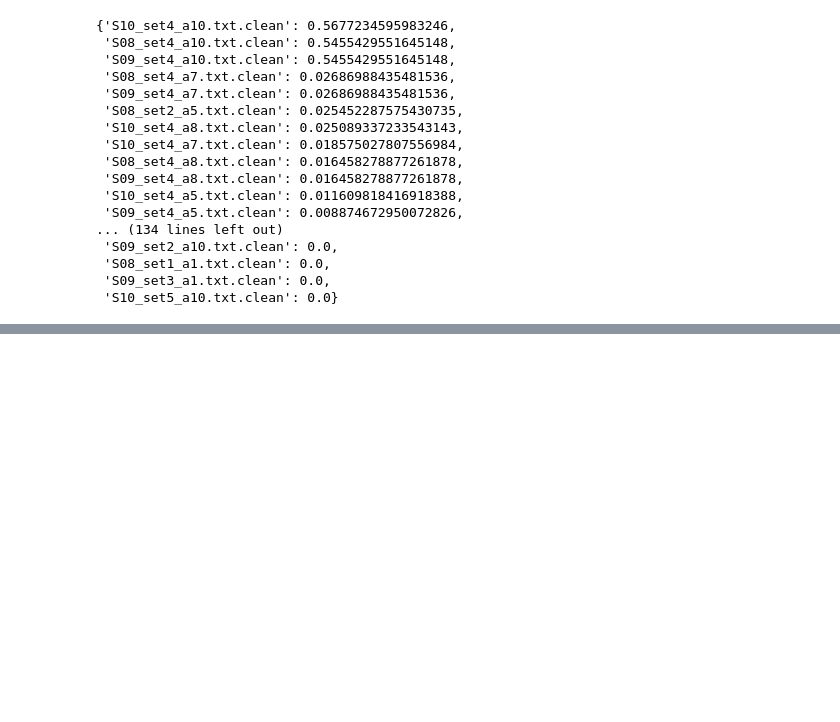
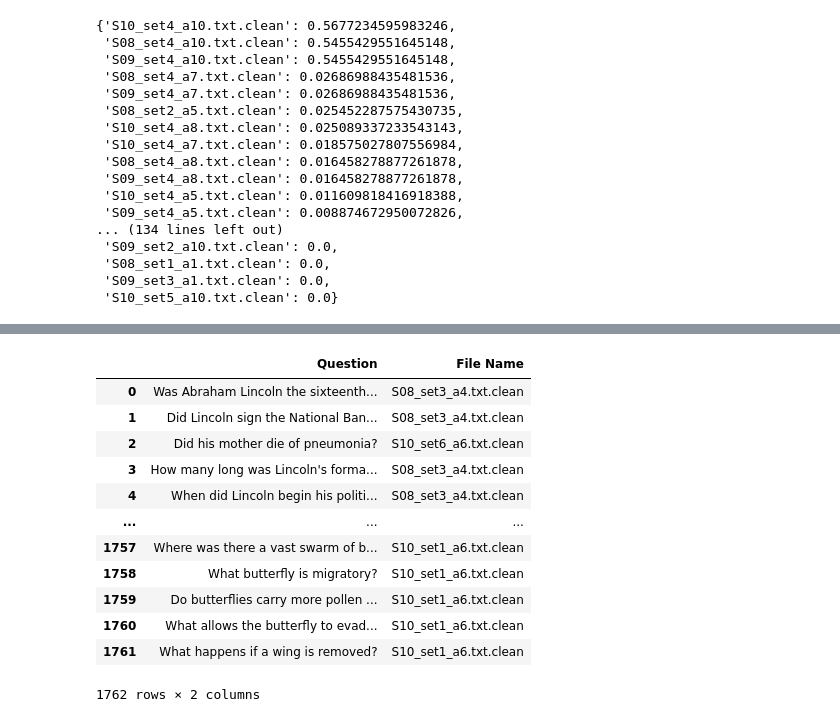
Before and after one commit to ginawelsh/RAGTinyLlama, a Jupyter notebook: baseline_tf_idf.ipynb, the cells around one changed output, grey strips where cells are left out. Saved outputs shown, nothing was run; the diff lists cells and outputs as text; code cells hidden in the pictures; blank space fills up the shorter version.

Commit message:
add document retrieval component

```diff
--- a/baseline_tf_idf.ipynb
+++ b/baseline_tf_idf.ipynb
@@ -364,7 +362,7 @@ cosine_scores
  'S10_set5_a10.txt.clean': 0.0}
 # %%
 # calculate cosine similarity values across all documents given query vector
-top_10_cosines = list(calculate_cosine_similiarity(tf_idf_docs_vector, doc_ids, 'query_vector'))[:10]
+top_cosine = list(calculate_cosine_similiarity(tf_idf_docs_vector, doc_ids, 'query_vector'))[0]
 
-top_10_cosines
+top_cosine
 # %% [output]
@@ -439 +427,23 @@ question_document_pairs
  ...}
+# %%
+# compare output of tf_idf baseline with gold standard
+
+
+#calculate_cosine_similiarity(tf_idf_docs_vector, doc_ids, 'query_vector')
+
+queries = list(question_document_pairs.keys())
+documents = list(question_document_pairs.values())
+
+
+queries
+
+top_cosines = {}
+for query, document in question_document_pairs.items():
+    print(query)
+    query_vector = vectorise_query(query, corpus_vector=tf_idf_docs_vector)
+    cosine_scores = calculate_cosine_similiarity(tf_idf_docs_vector, doc_ids, 'query_vector')
+    top_cosine = list(calculate_cosine_similiarity(tf_idf_docs_vector, doc_ids, 'query_vector'))[0]
+    top_cosines[query] = top_cosine
+
+
+top_cosines
@@ -439,0 +568,19 @@ question_document_pairs
+# %%
+top_cosines
+
+top_cosines_df = pd.DataFrame(top_cosines.items(), columns=["Question", "File Name"])
+#top_cosines_df
+# %% [output]
+|  | Question | File Name |
+| 0 | Was Abraham Lincoln the sixteenth... | S08_set3_a4.txt.clean |
+| 1 | Did Lincoln sign the National Ban... | S08_set3_a4.txt.clean |
+| 2 | Did his mother die of pneumonia? | S10_set6_a6.txt.clean |
+| 3 | How many long was Lincoln's forma... | S08_set3_a4.txt.clean |
+| 4 | When did Lincoln begin his politi... | S08_set3_a4.txt.clean |
+| ... | ... | ... |
+| 1757 | Where was there a vast swarm of b... | S10_set1_a6.txt.clean |
+| 1758 | What butterfly is migratory? | S10_set1_a6.txt.clean |
+| 1759 | Do butterflies carry more pollen ... | S10_set1_a6.txt.clean |
+| 1760 | What allows the butterfly to evad... | S10_set1_a6.txt.clean |
+| 1761 | What happens if a wing is removed? | S10_set1_a6.txt.clean |
+1762 rows × 2 columns
```
Also changed, not shown: parts of 5 cells of this notebook, 3 other files.
